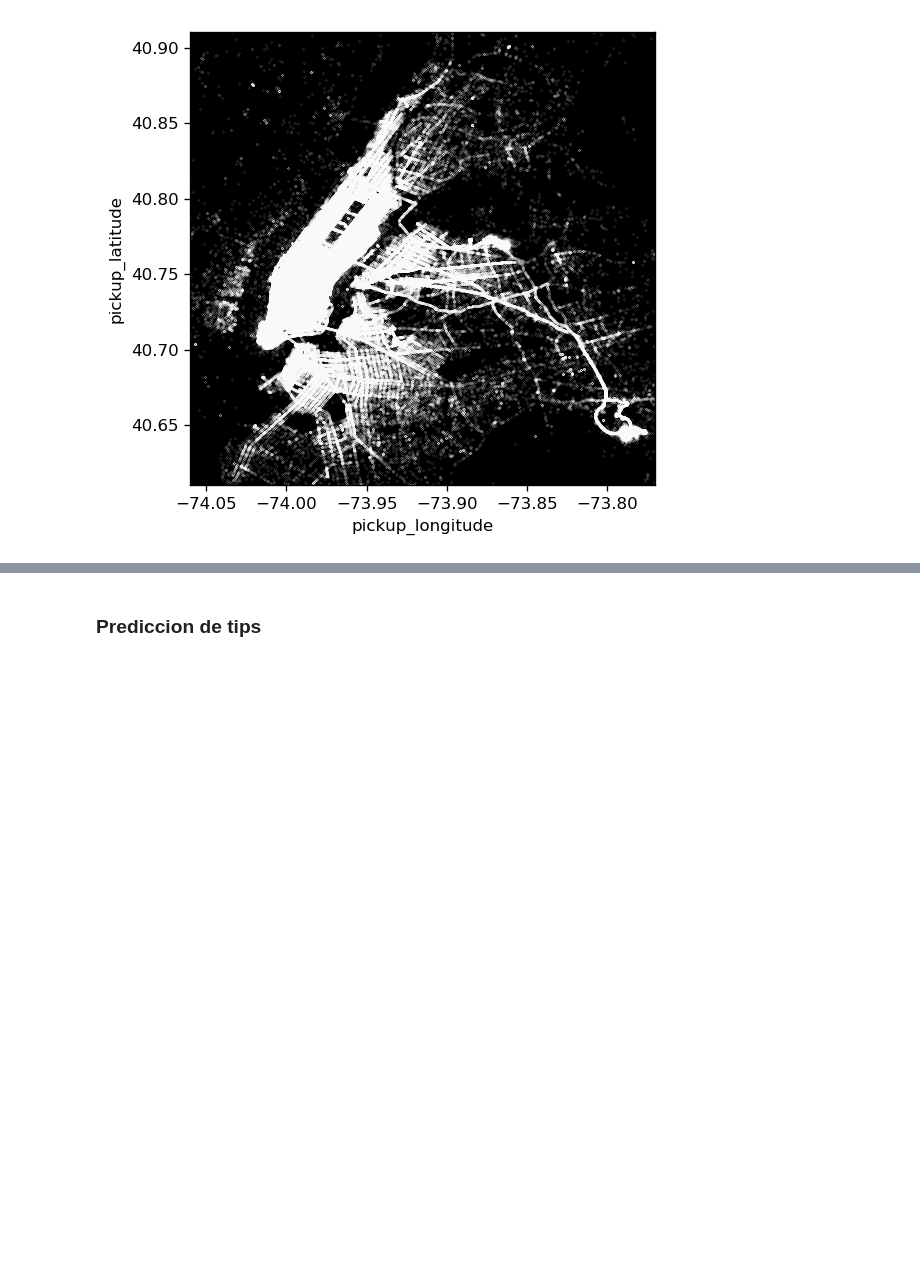
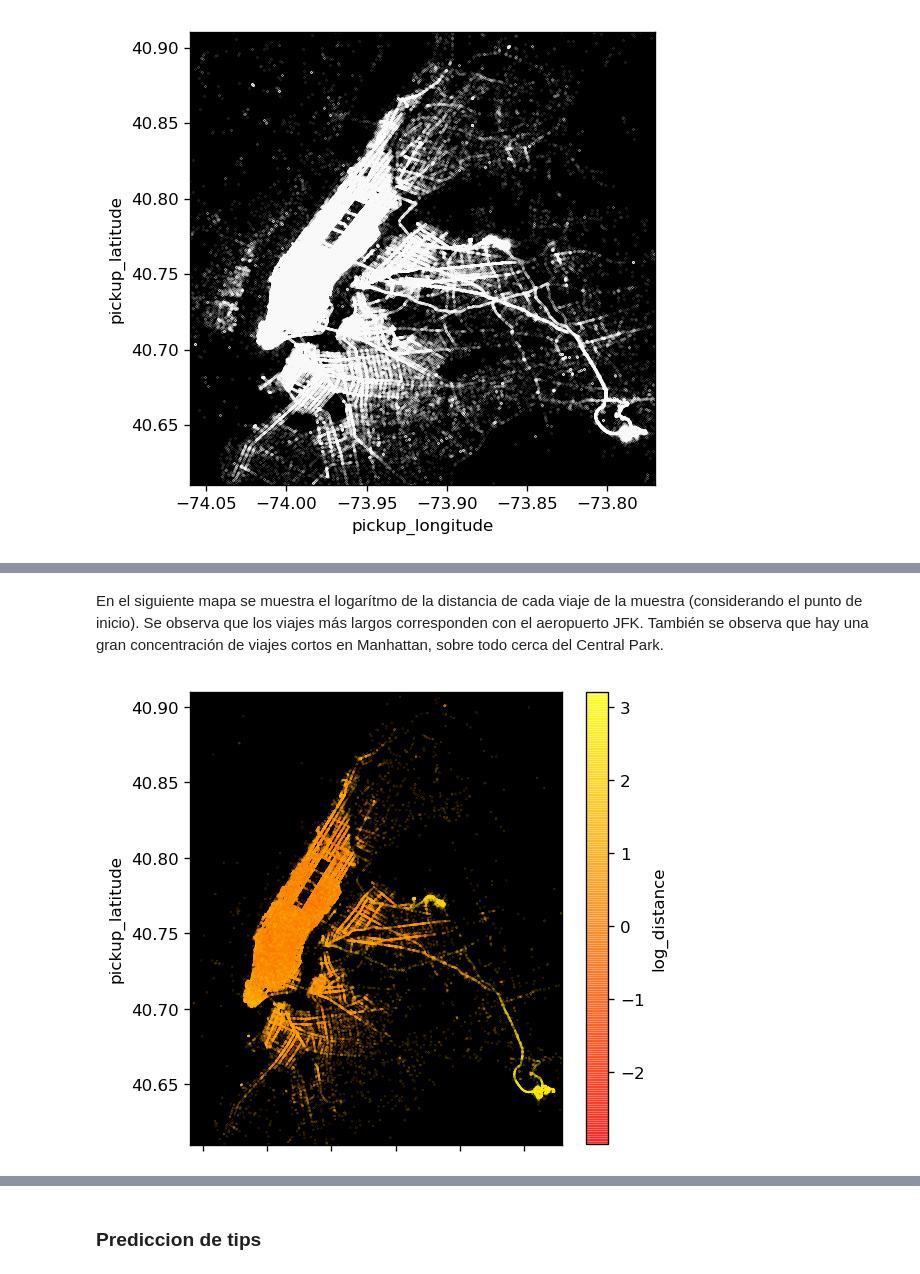
Before and after one commit to cchallu/datank_challenge, a Jupyter notebook: source/datank_challenge.ipynb, the cells around one changed output, grey strips where cells are left out. Cells and saved outputs as stored; diff of their text form; code cells hidden in the pictures; blank space fills up the shorter version.

```diff
--- a/source/datank_challenge.ipynb
+++ b/source/datank_challenge.ipynb
@@ -405,10 +428,14 @@ P.set_axis_bgcolor('black')
+# %% [markdown]
+En el siguiente mapa se muestra el logarítmo de la distancia de cada viaje de la muestra (considerando el punto de inicio). Se observa que los viajes más largos corresponden con el aeropuerto JFK. También se observa que hay una gran concentración de viajes cortos en Manhattan, sobre todo cerca del Central Park.
 # %%
 %matplotlib inline
 
 new_style = {'grid': False}
 matplotlib.rc('axes', **new_style)
 rcParams['figure.figsize'] = (5, 5)
 rcParams['figure.dpi'] = 120
-
-P=data_clean.loc[data_clean['outlier']==0].plot(kind='scatter', x='pickup_longitude', y='pickup_latitude',c='trip_distance', cmap='autumn', xlim=(-74.06,-73.77),ylim=(40.61, 40.91),s=.02,alpha=.6)
+data_sample['log_distance'] = np.log(data_sample['trip_distance'])
+P=data_sample.plot(kind='scatter', x='pickup_longitude', y='pickup_latitude',c='log_distance', cmap='autumn', xlim=(-74.06,-73.77),ylim=(40.61, 40.91),s=.02,alpha=.6)
 P.set_axis_bgcolor('black')
+# %% [output]
+[figure, added]
```
Also changed, not shown: parts of 17 cells of this notebook.
